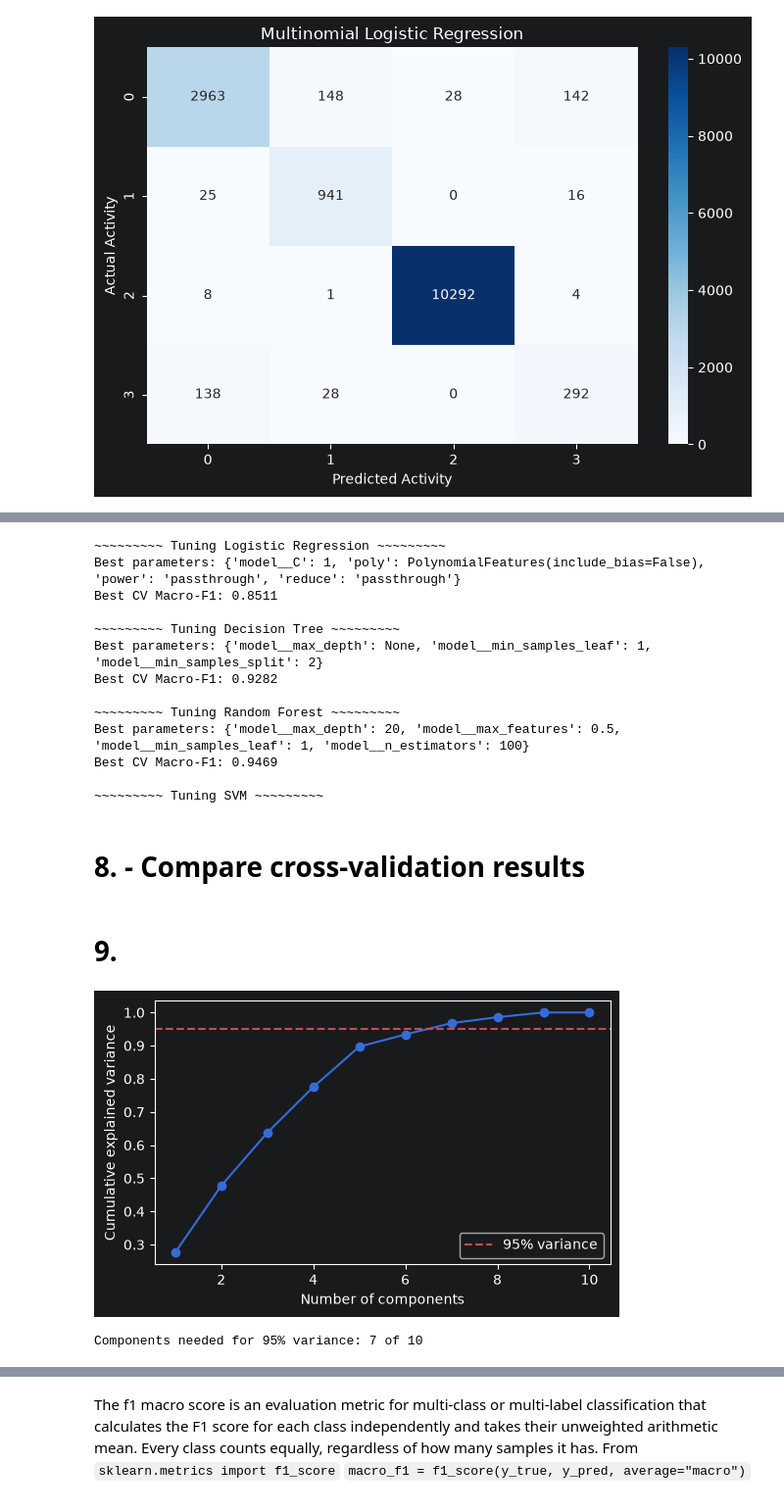
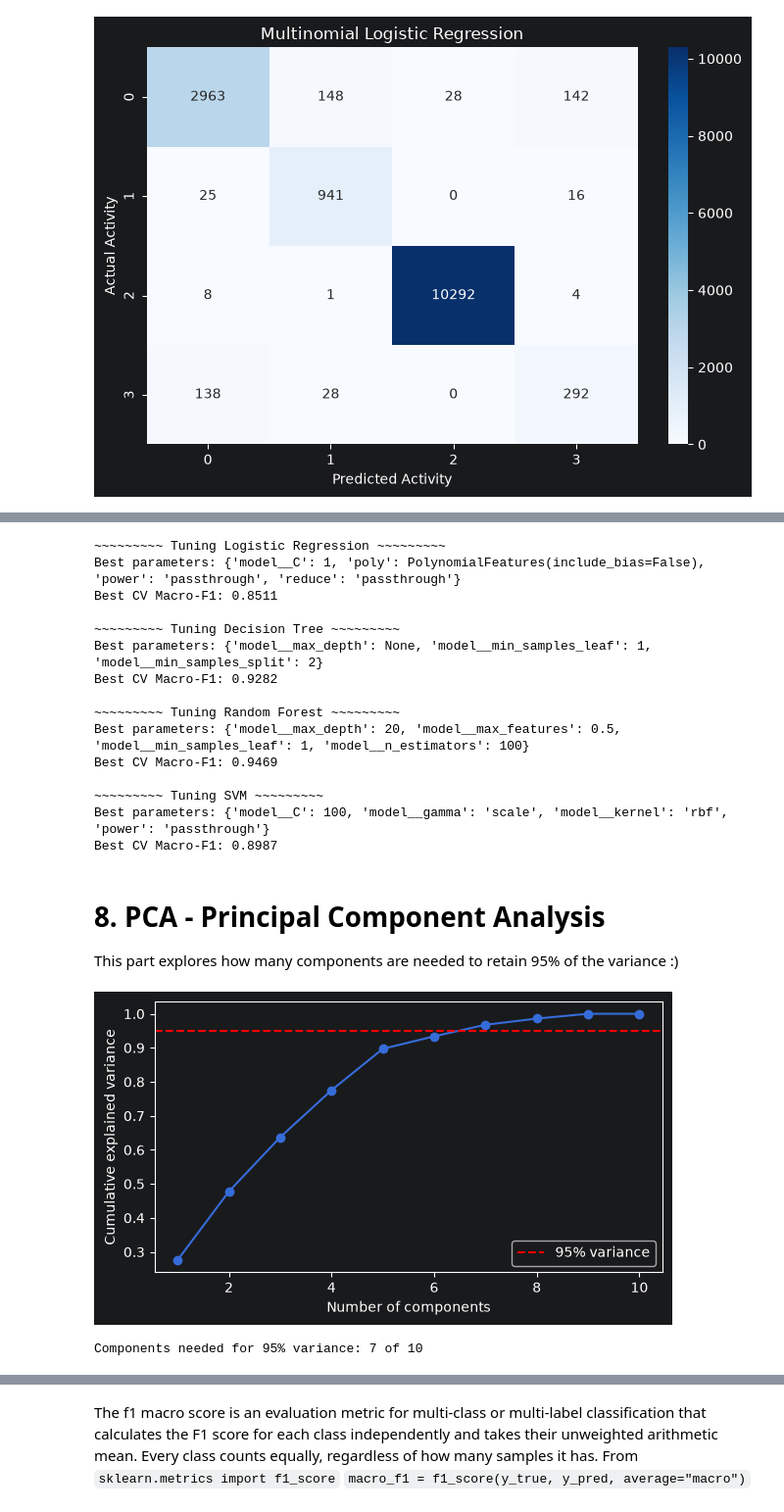
Before and after one commit to R3ALITI3S/MachineLearningMiniProject, a Jupyter notebook: MachineLearning.ipynb, the cells around one changed output, grey strips where cells are left out. Shown at 98% size. Drawn from its saved outputs; the diff is of its cells as text; code cells hidden in the pictures.

```diff
--- a/MachineLearning.ipynb
+++ b/MachineLearning.ipynb
@@ -1067,6 +1032,7 @@ This is suitalbe for imbalanced multiclass data because it treats all four class
 # Tune all models using GridSearchCV
 grid_results = {}
 best_models = {}
+grid_searches = {}
 
 for name, model in models.items():
 
@@ -1075,21 +1041,25 @@ for name, model in models.items():
     grid = GridSearchCV(
         estimator=model,
         param_grid=param_grids[name],
-        scoring="f1_macro",
+        scoring={"Accuracy": "accuracy", "Macro-F1": "f1_macro"},
+        refit="Macro-F1",
         cv=cv, # StratifiedShuffleSplit 5 splits
         n_jobs=-1,
         return_train_score=True,
-        refit=True,
         error_score="raise",
     )
 
     grid.fit(X_train, y_train)
 
+    # store the fitted GSCV object
+    grid_searches[name] = grid
+
+    # store the best fitted model
     best_models[name] = grid.best_estimator_
 
     grid_results[name] = {
         "Best Parameters": grid.best_params_,
-        "Best CV Macro-F1": grid.best_score_
+        "Best CV Macro-F1": grid.best_score_,
     }
 
     print("Best parameters:", grid.best_params_)
@@ -1108,5 +1078,5 @@ Best parameters: {'model__max_depth': 20, 'model__max_features': 0.5, 'model__mi
 Best CV Macro-F1: 0.9469
 
 ~~~~~~~~~ Tuning SVM ~~~~~~~~~
+Best parameters: {'model__C': 100, 'model__gamma': 'scale', 'model__kernel': 'rbf', 'power': 'passthrough'}
+Best CV Macro-F1: 0.8987
-# %% [markdown]
-# 8. - Compare cross-validation results
@@ -1136,15 +1083,28 @@ display(tuning_df)
-# %% [markdown]
-# 9.
+# %% [markdown]
+# 8. PCA - Principal Component Analysis
+This part explores how many components are needed to retain 95% of the variance :)
 # %%
-# --- PCA: how many components for how much variance? ---
+# Fit preprocessing on the development data
 Xt = preprocess.fit_transform(X_train)
+
+# PCA requires dense input
+if hasattr(Xt, "toarray"):
+    Xt = Xt.toarray()
+
 pca_full = PCA().fit(Xt)
 cumvar = np.cumsum(pca_full.explained_variance_ratio_)
+
 plt.figure(figsize=(6, 3.5))
 plt.plot(range(1, len(cumvar) + 1), cumvar, marker="o")
-plt.axhline(0.95, color="r", ls="--", label="95% variance")
-plt.xlabel("Number of components"); plt.ylabel("Cumulative explained variance"); plt.legend(); plt.show()
-print("Components needed for 95% variance:", int(np.argmax(cumvar >= 0.95)) + 1, "of", Xt.shape[1])
+plt.axhline(0.95, color="red", linestyle="--", label="95% variance")
+plt.xlabel("Number of components")
+plt.ylabel("Cumulative explained variance")
+plt.legend()
+plt.tight_layout()
+plt.show()
+
+n_components = np.argmax(cumvar >= 0.95) + 1
+print(f"Components needed for 95% variance: {n_components} of {Xt.shape[1]}")
 # %% [output]
-[figure, old version]
+[figure, new version]
 Components needed for 95% variance: 7 of 10
```
Also changed, not shown: parts of 34 cells of this notebook.
